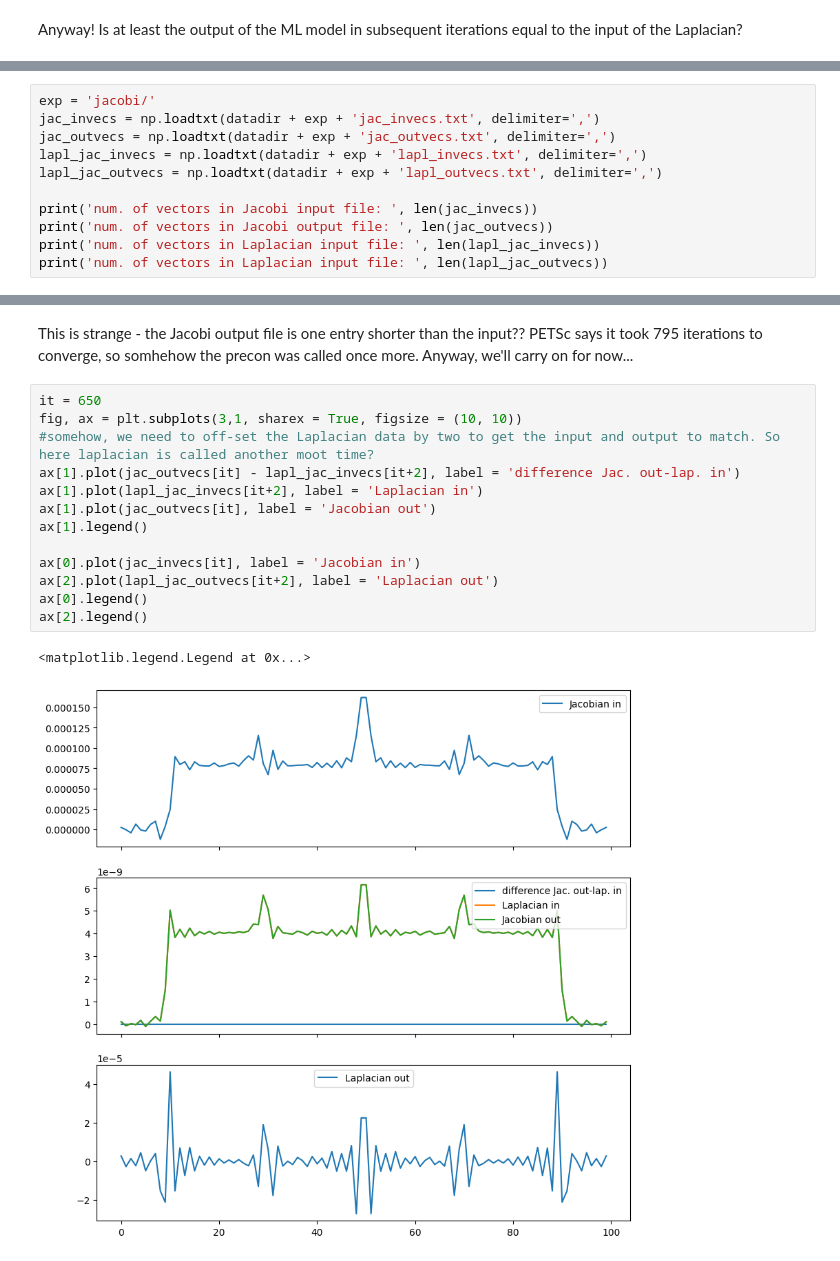
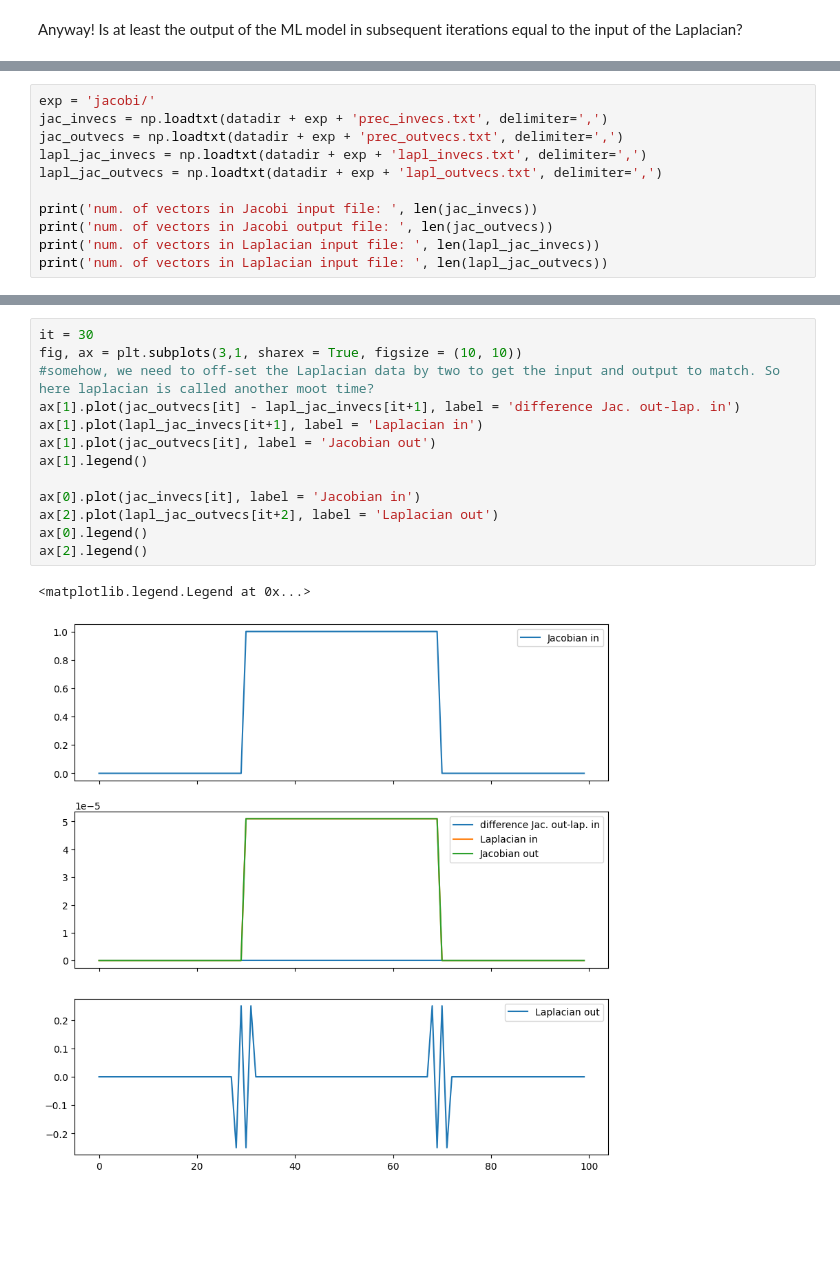
Before and after one commit to benni-bu/gusto, a Jupyter notebook: learning/testnb.ipynb, the cells around one changed output, grey strips where cells are left out. Drawn from its saved outputs; the diff is of its cells as text; blank space fills up the shorter version.

```diff
--- a/learning/testnb.ipynb
+++ b/learning/testnb.ipynb
@@ -303,8 +337,8 @@ The offshoots to the sides seem to become more pronounced at further iterations,
 To better understand what is happening here, it might be instructive to run this with Jacobi as well (although I've noticed Jacobi does not seem to change the results at all compared to using no preconditioner).
 # %%
 exp = 'jacobi/'
-jac_invecs = np.loadtxt(datadir + exp + 'jac_invecs.txt', delimiter=',')
-jac_outvecs = np.loadtxt(datadir + exp + 'jac_outvecs.txt', delimiter=',')
+jac_invecs = np.loadtxt(datadir + exp + 'prec_invecs.txt', delimiter=',')
+jac_outvecs = np.loadtxt(datadir + exp + 'prec_outvecs.txt', delimiter=',')
 lapl_jac_invecs = np.loadtxt(datadir + exp + 'lapl_invecs.txt', delimiter=',')
 lapl_jac_outvecs = np.loadtxt(datadir + exp + 'lapl_outvecs.txt', delimiter=',')
 
@@ -320,21 +354,19 @@ num. of vectors in Laplacian input file:  798
-# %% [markdown]
-This is strange - the Jacobi output file is one entry shorter than the input?? PETSc says it took 795 iterations to converge, so somhehow the precon was called once more. Anyway, we'll carry on for now...
 # %%
-it = 650
+it = 30
 fig, ax = plt.subplots(3,1, sharex = True, figsize = (10, 10))
 #somehow, we need to off-set the Laplacian data by two to get the input and output to match. So here laplacian is called another moot time?
-ax[1].plot(jac_outvecs[it] - lapl_jac_invecs[it+2], label = 'difference Jac. out-lap. in')
-ax[1].plot(lapl_jac_invecs[it+2], label = 'Laplacian in')
+ax[1].plot(jac_outvecs[it] - lapl_jac_invecs[it+1], label = 'difference Jac. out-lap. in')
+ax[1].plot(lapl_jac_invecs[it+1], label = 'Laplacian in')
 ax[1].plot(jac_outvecs[it], label = 'Jacobian out')
 ax[1].legend()
 
 ax[0].plot(jac_invecs[it], label = 'Jacobian in')
 ax[2].plot(lapl_jac_outvecs[it+2], label = 'Laplacian out')
 ax[0].legend()
 ax[2].legend()
 # %% [output]
 <matplotlib.legend.Legend at 0x...>
-[figure, old version]
+[figure, new version]
 # %% [markdown]
 Here, it looks like the solver finds the solution by 'sweeping' along places where there are jumps in the residual. It also becomes apparent why this 'Jacobi' does not change the convergence of the solver in the slightest: all it does is to scale the residual, it doesn't change its direction - so the effect of the preconditioner is 'normalised away' when computing the step size at each solver iteration. Looking up Jacobi again and comparing with the PETSc python implementation, it seems like they forgot to implement the application of $L+U$ on the residual $r$: their implementation is
 
```
Also changed, not shown: parts of 30 cells of this notebook, 5 other files.
